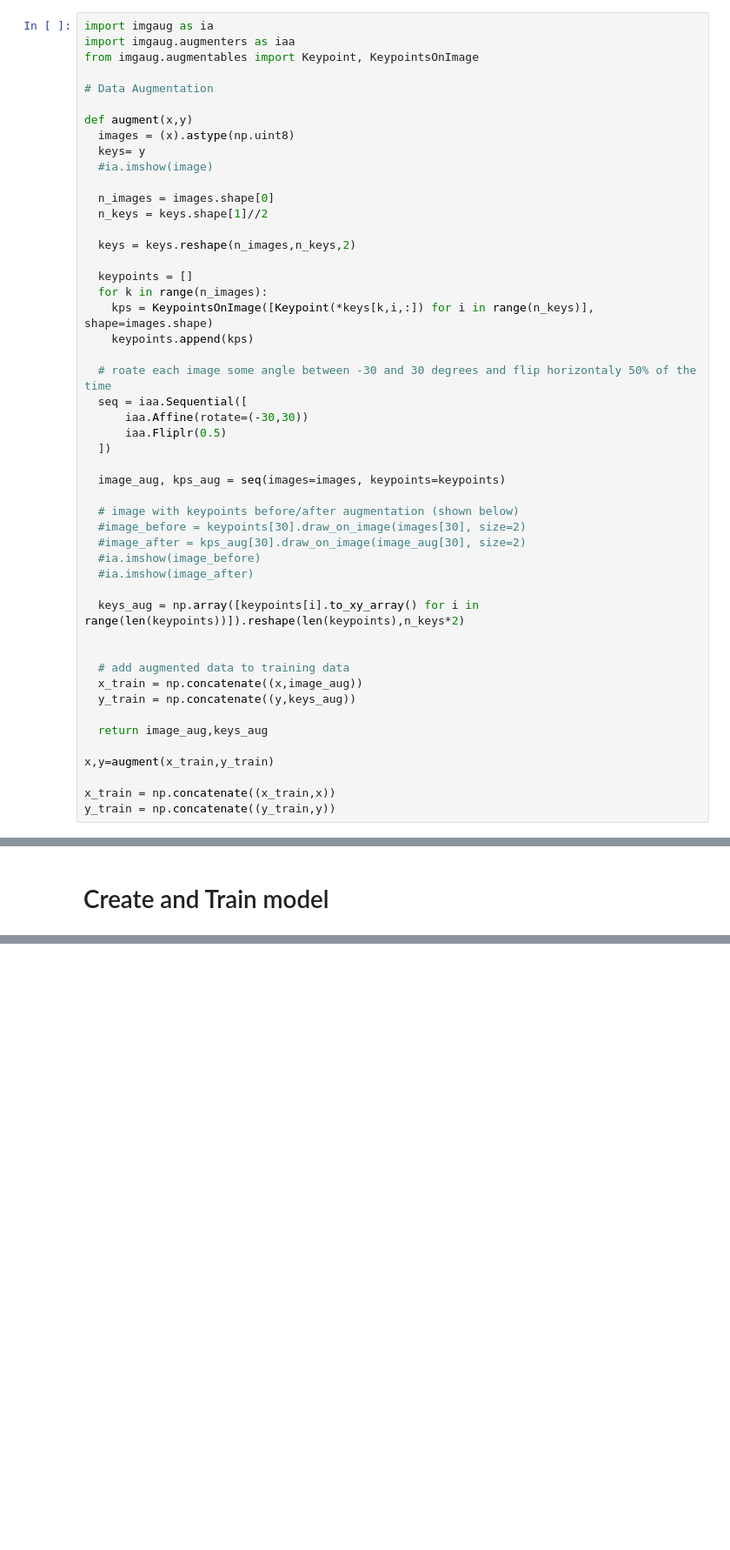
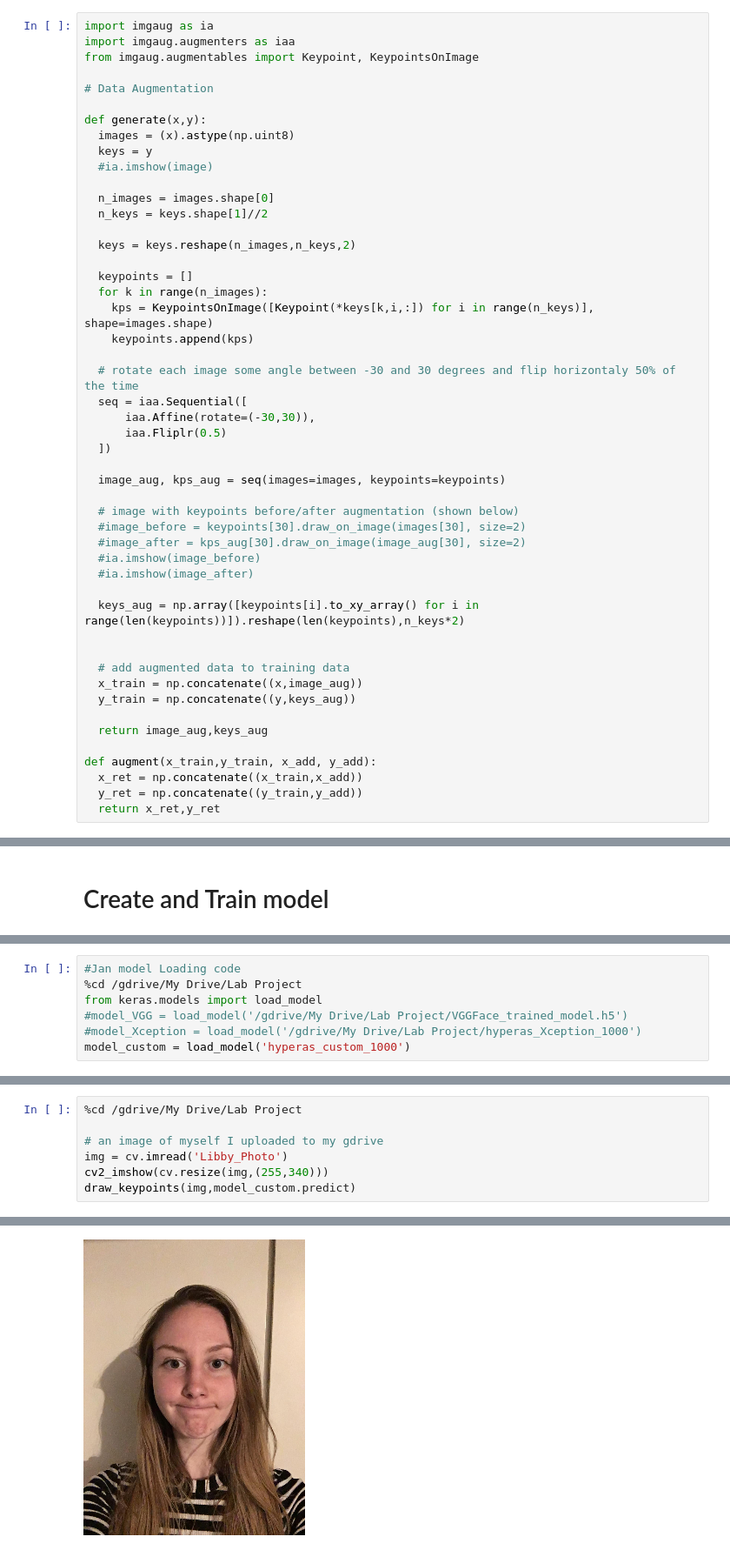
Before and after one commit to JWuzyk/ML-Lab-Facial-Keypoint-Detection, a Jupyter notebook: Machine_Learning_Lab_Project.ipynb, the cells around one changed output, grey strips where cells are left out. Shown at 87% size. Cells and saved outputs as stored; diff of their text form; blank space fills up the shorter version.

```diff
--- a/Machine_Learning_Lab_Project.ipynb
+++ b/Machine_Learning_Lab_Project.ipynb
@@ -190,9 +128,9 @@ from imgaug.augmentables import Keypoint, KeypointsOnImage
 
 # Data Augmentation
 
-def augment(x,y)
+def generate(x,y):
   images = (x).astype(np.uint8)
-  keys= y
+  keys = y
   #ia.imshow(image)
 
   n_images = images.shape[0]
@@ -205,9 +143,9 @@ def augment(x,y)
     kps = KeypointsOnImage([Keypoint(*keys[k,i,:]) for i in range(n_keys)], shape=images.shape)
     keypoints.append(kps)
 
-  # roate each image some angle between -30 and 30 degrees and flip horizontaly 50% of the time
+  # rotate each image some angle between -30 and 30 degrees and flip horizontaly 50% of the time
   seq = iaa.Sequential([
-      iaa.Affine(rotate=(-30,30))
+      iaa.Affine(rotate=(-30,30)),
       iaa.Fliplr(0.5)
   ])
 
@@ -228,7 +166,7 @@ def augment(x,y)
 
   return image_aug,keys_aug
 
-x,y=augment(x_train,y_train)
-
-x_train = np.concatenate((x_train,x))
-y_train = np.concatenate((y_train,y))
+def augment(x_train,y_train, x_add, y_add):
+  x_ret = np.concatenate((x_train,x_add))
+  y_ret = np.concatenate((y_train,y_add))
+  return x_ret,y_ret
@@ -636,0 +796,7 @@ ia.imshow(image_after)
+# %%
+#Jan model Loading code
+%cd /gdrive/My Drive/Lab Project
+from keras.models import load_model
+#model_VGG = load_model('/gdrive/My Drive/Lab Project/VGGFace_trained_model.h5')
+#model_Xception = load_model('/gdrive/My Drive/Lab Project/hyperas_Xception_1000')
+model_custom = load_model('hyperas_custom_1000')
@@ -636,0 +940,8 @@ ia.imshow(image_after)
+# %%
+%cd /gdrive/My Drive/Lab Project
+
+# an image of myself I uploaded to my gdrive
+img = cv.imread('Libby_Photo')
+cv2_imshow(cv.resize(img,(255,340)))
+draw_keypoints(img,model_custom.predict)
+# %% [output]
@@ -636,0 +949 @@ ia.imshow(image_after)
+[figure, added]
```
Also changed, not shown: parts of 81 cells of this notebook.
